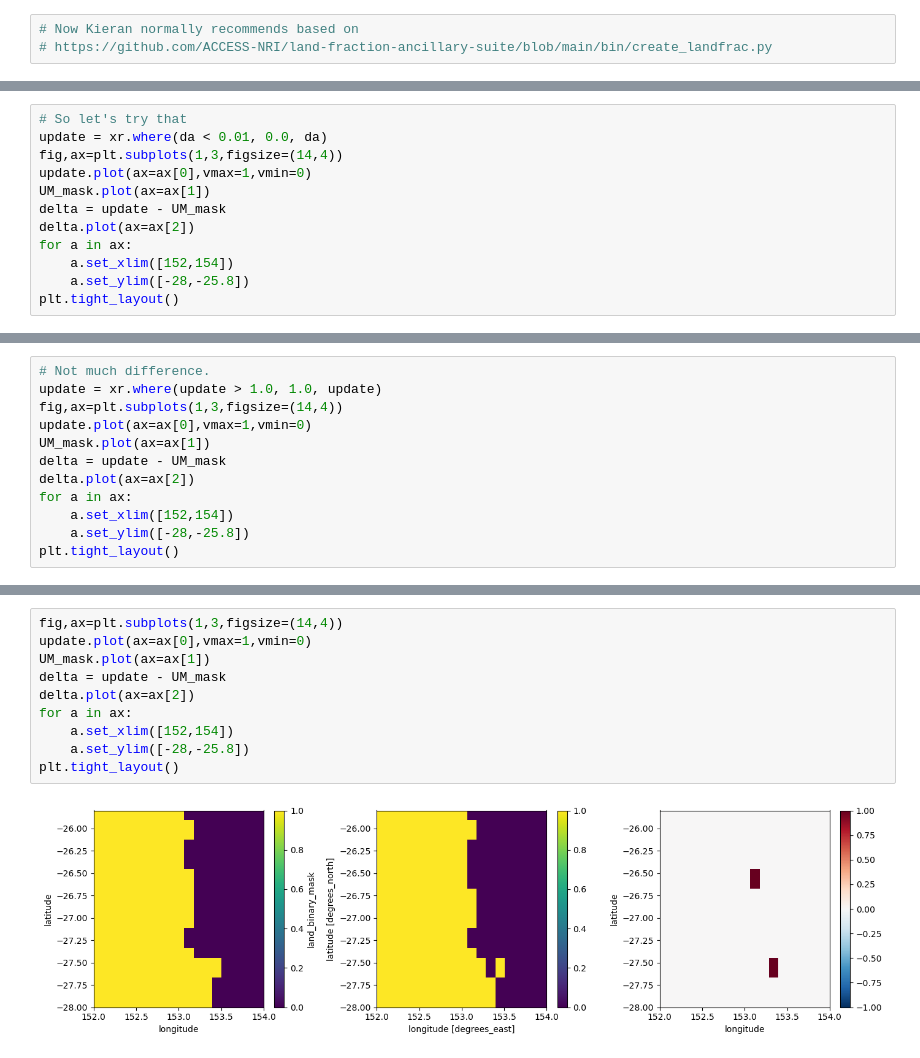
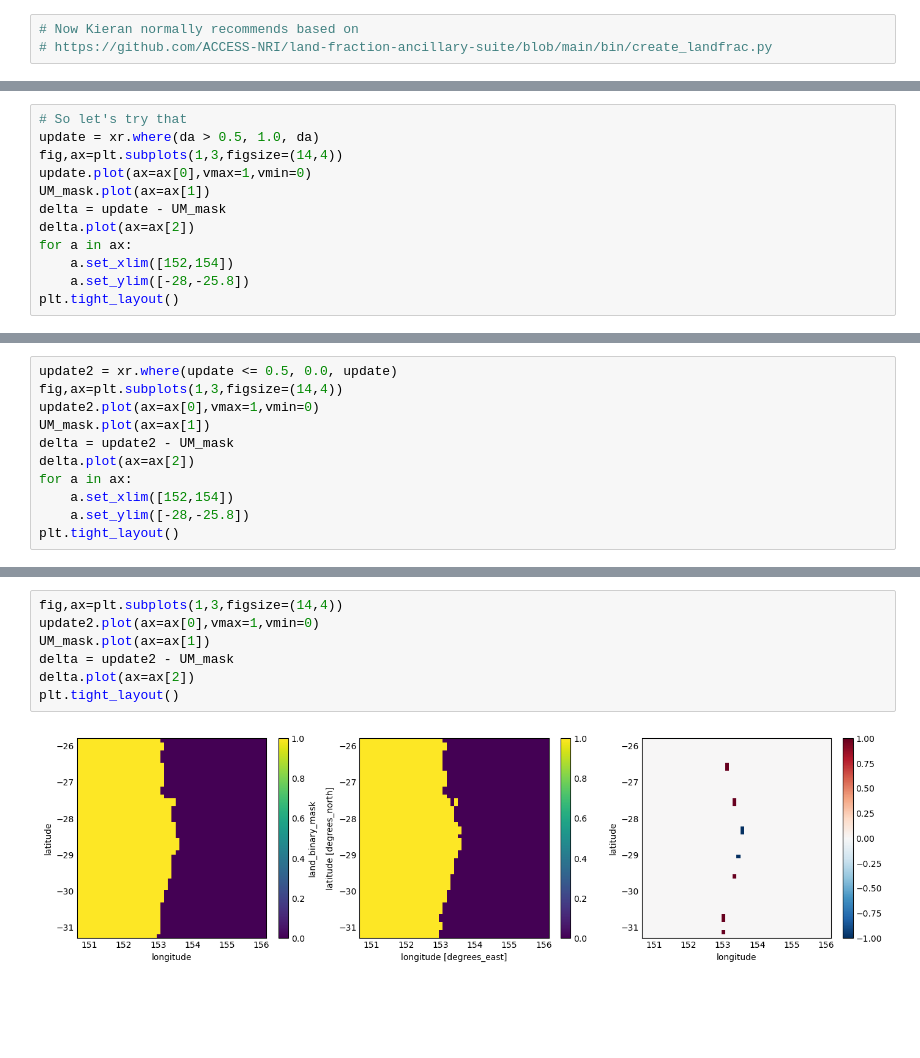
Before and after one commit to 21centuryweather/UM_configuration_tools, a Jupyter notebook: notebooks/Plot_UM_MOM6_land_meshes.ipynb, the cells around one changed output, grey strips where cells are left out. Saved outputs shown, nothing was run; the diff lists cells and outputs as text; blank space fills up the shorter version.

Commit message:
UPDATES : Added to Plot_UM_MOM6_land_meshes notebook

```diff
--- a/notebooks/Plot_UM_MOM6_land_meshes.ipynb
+++ b/notebooks/Plot_UM_MOM6_land_meshes.ipynb
@@ -401,6 +412,6 @@ plt.tight_layout()
 # %%
 # So let's try that
-update = xr.where(da < 0.01, 0.0, da)
+update = xr.where(da > 0.5, 1.0, da)
 fig,ax=plt.subplots(1,3,figsize=(14,4))
 update.plot(ax=ax[0],vmax=1,vmin=0)
 UM_mask.plot(ax=ax[1])
@@ -415,10 +426,9 @@ plt.tight_layout()
 # %%
-# Not much difference.
-update = xr.where(update > 1.0, 1.0, update)
+update2 = xr.where(update <= 0.5, 0.0, update)
 fig,ax=plt.subplots(1,3,figsize=(14,4))
-update.plot(ax=ax[0],vmax=1,vmin=0)
+update2.plot(ax=ax[0],vmax=1,vmin=0)
 UM_mask.plot(ax=ax[1])
-delta = update - UM_mask
+delta = update2 - UM_mask
 delta.plot(ax=ax[2])
 for a in ax:
     a.set_xlim([152,154])
@@ -457,12 +439,9 @@ plt.tight_layout()
 # %%
 fig,ax=plt.subplots(1,3,figsize=(14,4))
-update.plot(ax=ax[0],vmax=1,vmin=0)
+update2.plot(ax=ax[0],vmax=1,vmin=0)
 UM_mask.plot(ax=ax[1])
-delta = update - UM_mask
+delta = update2 - UM_mask
 delta.plot(ax=ax[2])
-for a in ax:
-    a.set_xlim([152,154])
-    a.set_ylim([-28,-25.8])
 plt.tight_layout()
 # %% [output]
-[figure, old version]
+[figure, new version]
```
Also changed, not shown: parts of 12 cells of this notebook.
